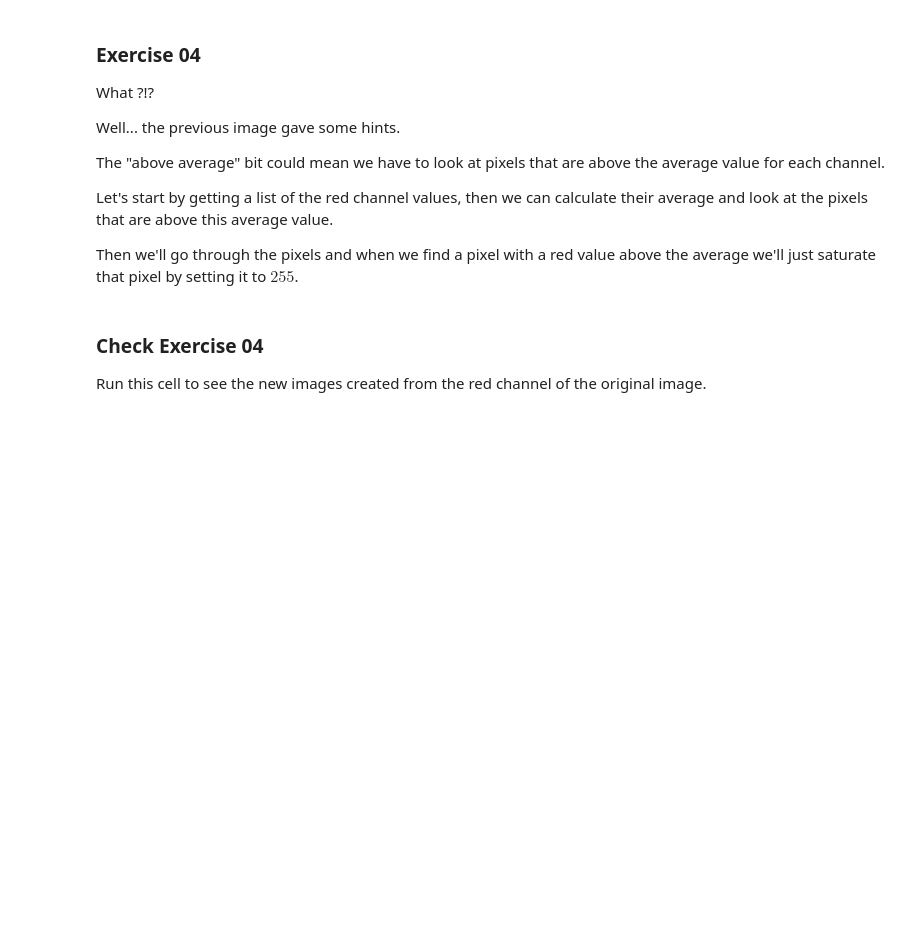
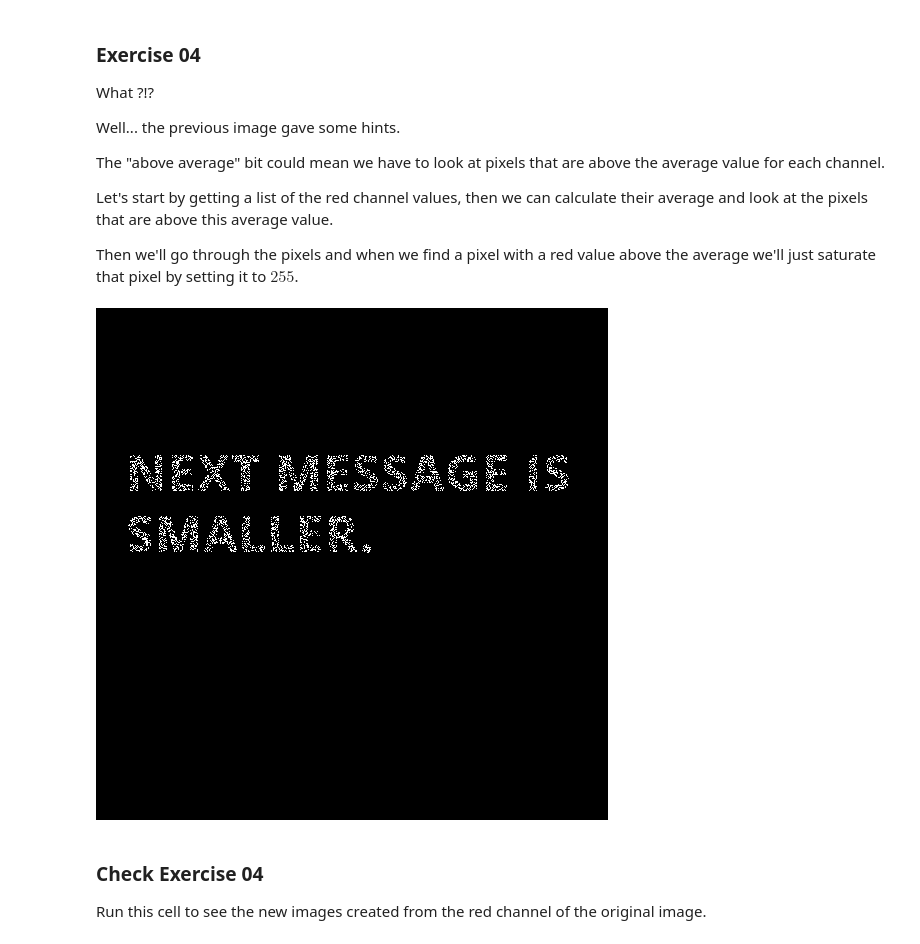
Before and after one commit to heatherrrrc4/5005_GoogleColab, a Jupyter notebook: Homework05.ipynb, the cells around one changed output. Saved outputs shown, nothing was run; the diff lists cells and outputs as text; code cells hidden in the pictures; blank space fills up the shorter version.

```diff
--- a/Homework05.ipynb
+++ b/Homework05.ipynb
@@ -146,8 +146,9 @@ green_pxs02 = []
 blue_pxs02 = []
 
 for r,g,b,a in mpxs02:
-  # append the channel values to the corresponding list
-  print("TODO: figure out what/when to append to the arrays above and remove this message")
+  red_pxs02.append(r)
+  green_pxs02.append(g)
+  blue_pxs02.append(b)
 # %% [markdown]
 ### Check Exercise 02
 
@@ -185,8 +192,9 @@ green_pxs03 = []
 blue_pxs03 = []
 
 for r,g,b,a in mpxs03:
-  # append the channel values to the corresponding list
-  print("TODO: figure out what/when to append to the arrays and remove this message")
+  red_pxs03.append(r)
+  green_pxs03.append(g)
+  blue_pxs03.append(b)
 # %% [markdown]
 ### Check Exercise 03
 
@@ -237,3 +236,25 @@ for r,g,b,a in mpxs04:
+# %%
+# Work on exercise 04
+
+red_pxs04 = []
+for r,g,b,a in mpxs04:
+ red_pxs04.append(r)
+
+# calculate the average value of red pixels
+red_avg = sum(red_pxs04) / len(red_pxs04)
+
+new_red = []
+for r in red_pxs04:
+    if r > red_avg:
+        new_red.append(255)
+    else:
+        new_red.append(0)
+
+img04_result = make_image(new_red, mimg04.size[0], mimg04.size[1])
+
+display(img04_result)
+# %% [output]
+[figure, added]
 # %% [markdown]
 ### Check Exercise 04
 
```
Also changed, not shown: parts of 6 cells of this notebook.
